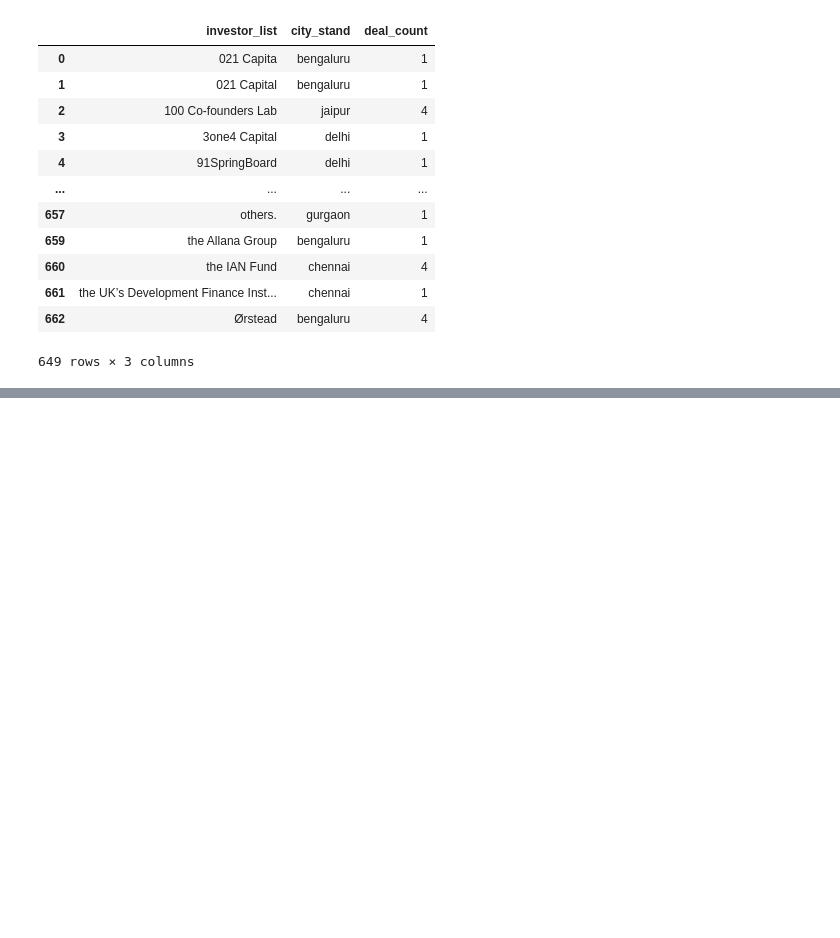
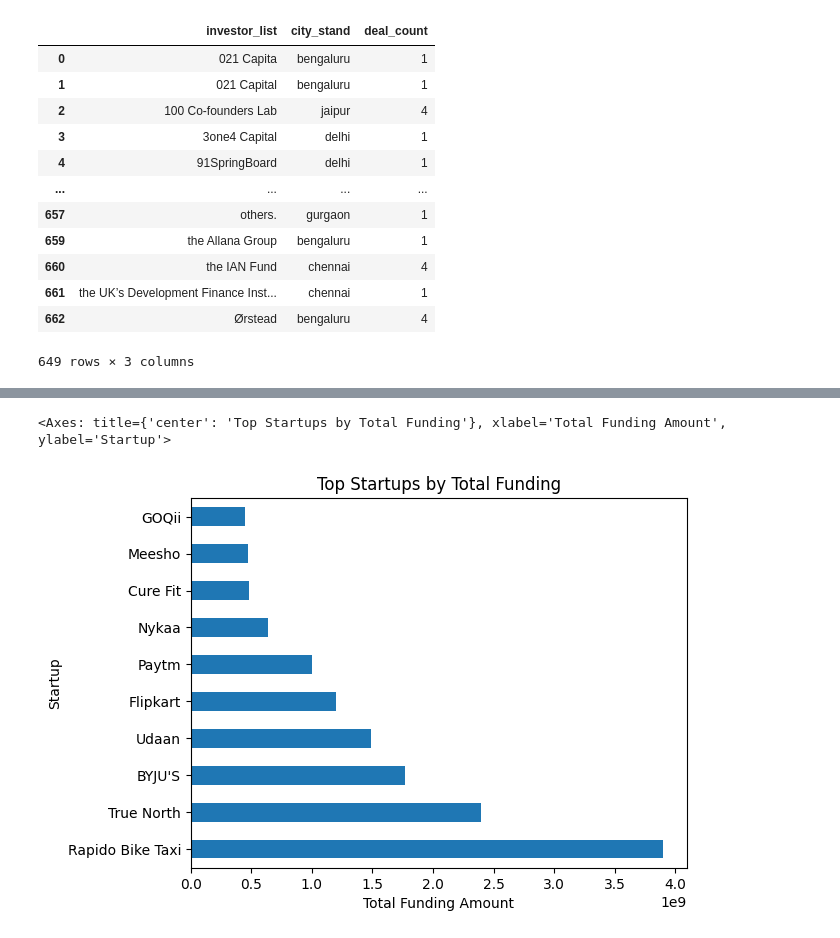
Before and after one commit to OlixIgnacious/indian-startups-transformations, a Jupyter notebook: notebooks/week2_exploration.ipynb, the cells around one changed output, grey strips where cells are left out. Drawn from its saved outputs; the diff is of its cells as text; code cells hidden in the pictures; blank space fills up the shorter version.

```diff
--- a/notebooks/week2_exploration.ipynb
+++ b/notebooks/week2_exploration.ipynb
@@ -775,0 +780,3 @@ inv_top_cities
+# %%
+tot_fund_startup=df.groupby('startup')['amount'].sum().sort_values(ascending=False).head(10)
+tot_fund_industry
@@ -775,0 +801,5 @@ inv_top_cities
+# %%
+tot_fund_startup.plot(kind='barh', title='Top Startups by Total Funding', xlabel='Total Funding Amount', ylabel='Startup')
+# %% [output]
+<Axes: title={'center': 'Top Startups by Total Funding'}, xlabel='Total Funding Amount', ylabel='Startup'>
+[figure, added]
```
Also changed, not shown: parts of 6 cells of this notebook.
